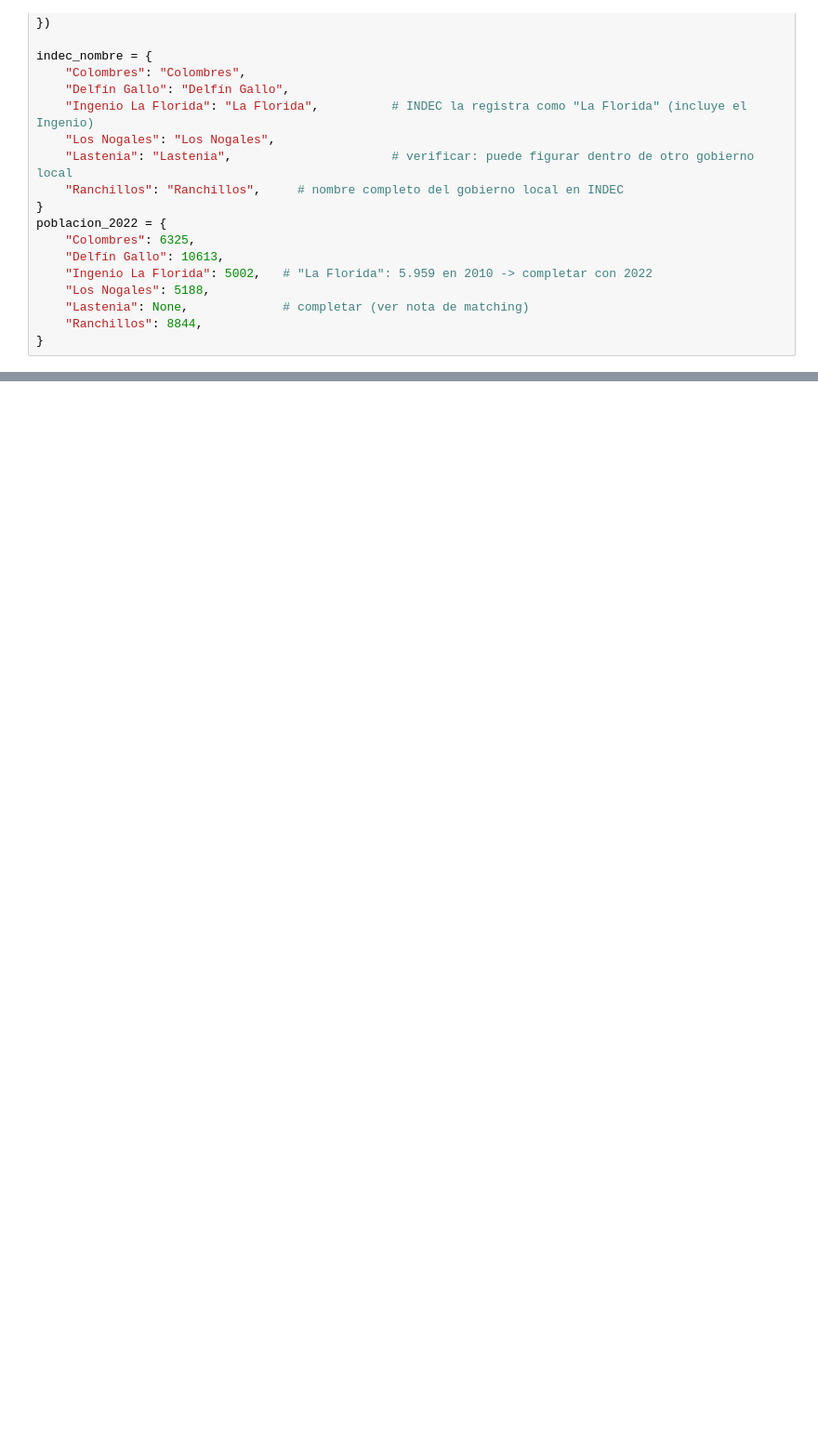
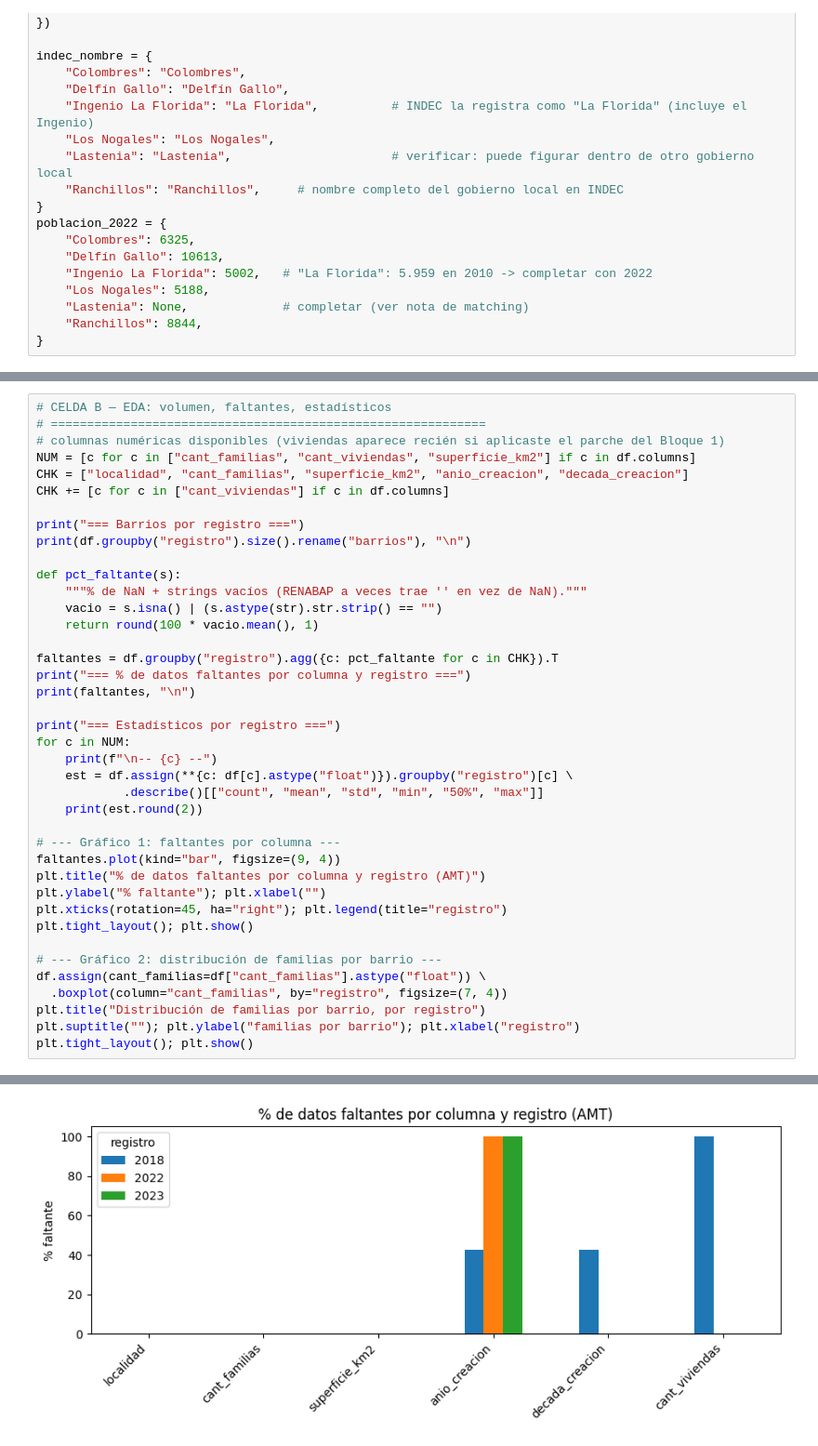
Before and after one commit to Camilamop/RENABAP, a Jupyter notebook: renabap.ipynb, the cells around one changed output, grey strips where cells are left out. Shown at 93% size. Saved outputs shown, nothing was run; the diff lists cells and outputs as text; blank space fills up the shorter version.

```diff
--- a/renabap.ipynb
+++ b/renabap.ipynb
@@ -527,0 +617,41 @@ print("Exportado: CSV y XLSX")
+# %%
+# CELDA B — EDA: volumen, faltantes, estadísticos
+# ============================================================
+# columnas numéricas disponibles (viviendas aparece recién si aplicaste el parche del Bloque 1)
+NUM = [c for c in ["cant_familias", "cant_viviendas", "superficie_km2"] if c in df.columns]
+CHK = ["localidad", "cant_familias", "superficie_km2", "anio_creacion", "decada_creacion"]
+CHK += [c for c in ["cant_viviendas"] if c in df.columns]
+
+print("=== Barrios por registro ===")
+print(df.groupby("registro").size().rename("barrios"), "\n")
+
+def pct_faltante(s):
+    """% de NaN + strings vacíos (RENABAP a veces trae '' en vez de NaN)."""
+    vacio = s.isna() | (s.astype(str).str.strip() == "")
+    return round(100 * vacio.mean(), 1)
+
+faltantes = df.groupby("registro").agg({c: pct_faltante for c in CHK}).T
+print("=== % de datos faltantes por columna y registro ===")
+print(faltantes, "\n")
+
+print("=== Estadísticos por registro ===")
+for c in NUM:
+    print(f"\n-- {c} --")
+    est = df.assign(**{c: df[c].astype("float")}).groupby("registro")[c] \
+            .describe()[["count", "mean", "std", "min", "50%", "max"]]
+    print(est.round(2))
+
+# --- Gráfico 1: faltantes por columna ---
+faltantes.plot(kind="bar", figsize=(9, 4))
+plt.title("% de datos faltantes por columna y registro (AMT)")
+plt.ylabel("% faltante"); plt.xlabel("")
+plt.xticks(rotation=45, ha="right"); plt.legend(title="registro")
+plt.tight_layout(); plt.show()
+
+# --- Gráfico 2: distribución de familias por barrio ---
+df.assign(cant_familias=df["cant_familias"].astype("float")) \
+  .boxplot(column="cant_familias", by="registro", figsize=(7, 4))
+plt.title("Distribución de familias por barrio, por registro")
+plt.suptitle(""); plt.ylabel("familias por barrio"); plt.xlabel("registro")
+plt.tight_layout(); plt.show()
+# %% [output]
@@ -527,0 +675 @@ print("Exportado: CSV y XLSX")
+[figure, added]
```
Also changed, not shown: parts of 11 cells of this notebook.
